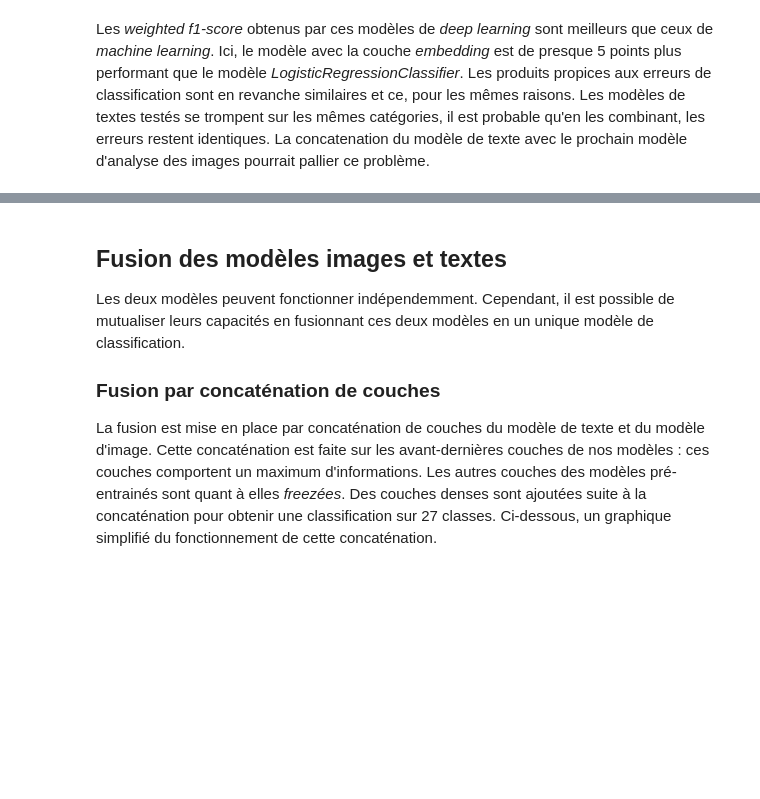
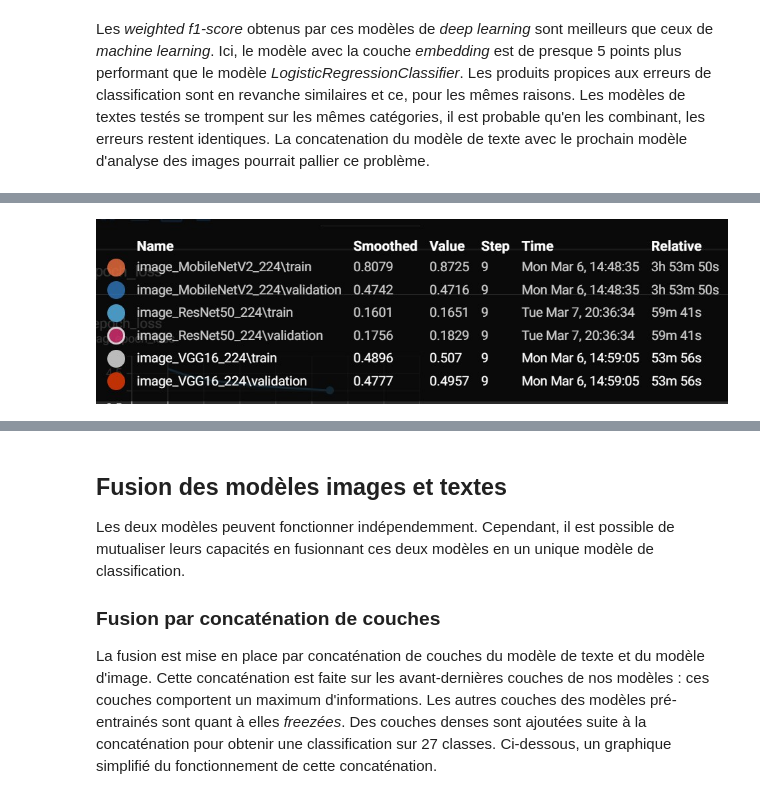
Before and after one commit to data-modelisation/rakuten, a Jupyter notebook: notebooks/final_report.ipynb, the cells around one changed output, grey strips where cells are left out. Cells and saved outputs as stored; diff of their text form; code cells hidden in the pictures; blank space fills up the shorter version.

```diff
--- a/notebooks/final_report.ipynb
+++ b/notebooks/final_report.ipynb
@@ -710,0 +649,4 @@ df.style.pipe(make_pretty, limits=[0, 1], fmt="{:.02f}", cmap="Greys").set_table
+# %%
+Image(filename="images/images/image_epoch_accuracy_legende.jpg", width=800)
+# %% [output]
+[figure, added]
```
Also changed, not shown: parts of 6 cells of this notebook.
